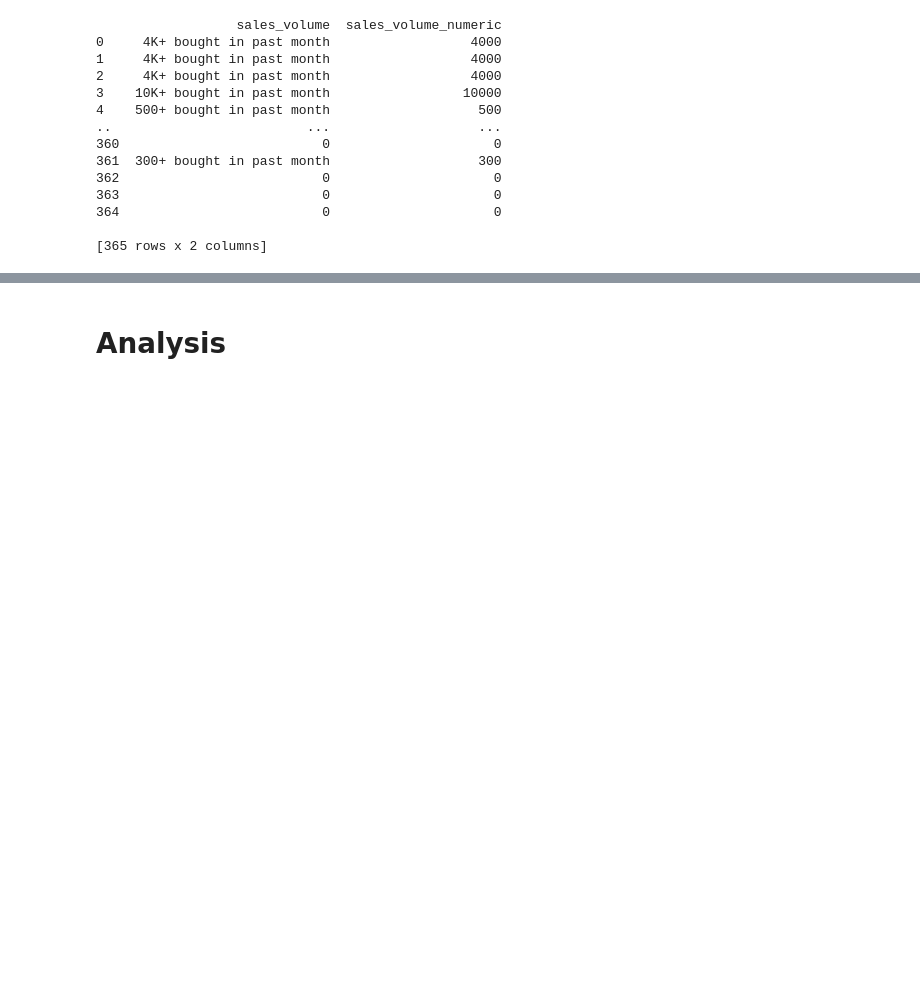
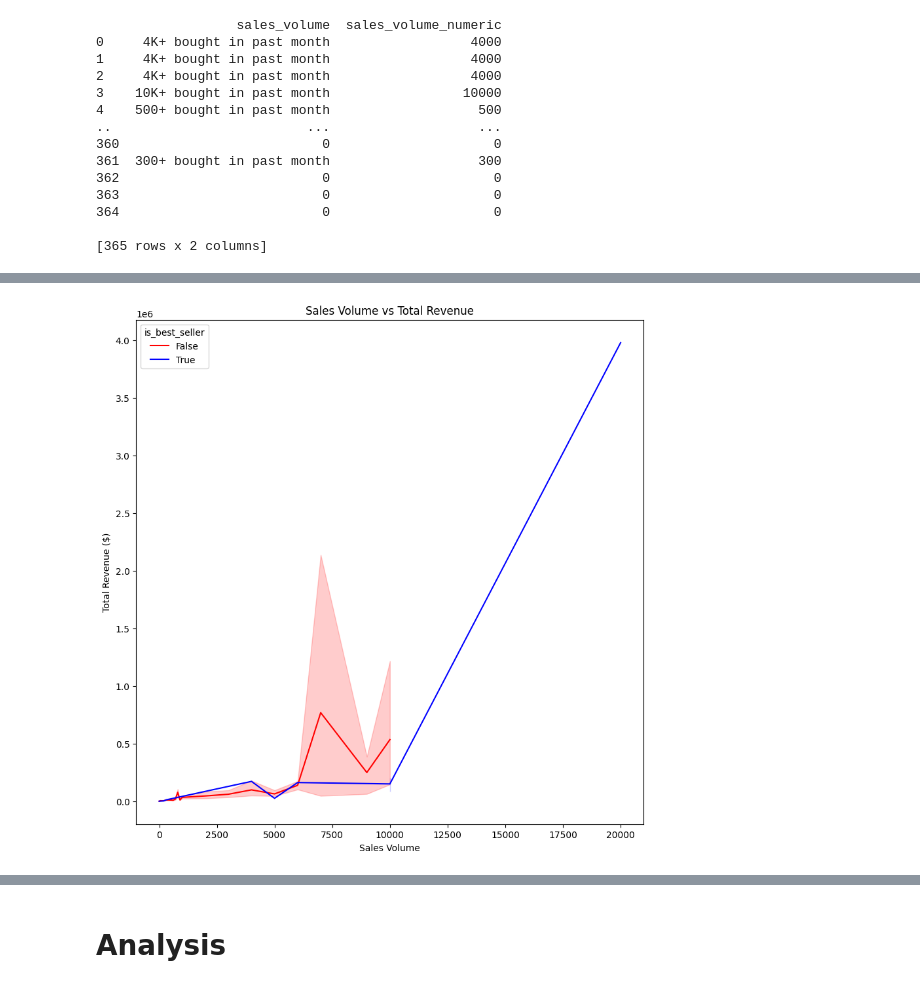
Before and after one commit to Amer4r/amazon_product_reviews_ML, a Jupyter notebook: sales_volume.ipynb, the cells around one changed output, grey strips where cells are left out. Saved outputs shown, nothing was run; the diff lists cells and outputs as text; code cells hidden in the pictures; blank space fills up the shorter version.

Commit message:
update
Begin working on code to generate visualizations to build an analysis

```diff
--- a/sales_volume.ipynb
+++ b/sales_volume.ipynb
@@ -79,3 +78,9 @@ df_sorted.head()
 | 292 | 292 | B08HV3MPFD | Phomemo D30 Label Maker Machine, ... | 19 | USD | 4.3 | 18341 | ... |
 | 63 | 63 | B098VYV9WP | SUPRUS Electric Lighter Arc Windp... | 7 | USD | 4.5 | 2661 | ... |
 | 298 | 298 | B08HV3MPFD | Phomemo D30 Label Maker Machine, ... | 19 | USD | 4.3 | 18341 | ... |
+# %%
+# Create a new column 'total_revenue' by multiplying 'product_price' with 'sales_volume_numeric'
+df_sorted["total_revenue"] = df_sorted["product_price"] * df_sorted["sales_volume_numeric"]
+
+# Display the updated DataFrame
+df_sorted[["product_title", "product_price", "sales_volume_numeric", "total_revenue", "is_best_seller"]].head()
@@ -81,0 +94,17 @@ df_sorted.head()
+# %%
+# Create subplots
+fig, ax = plt.subplots(figsize=(10, 10))
+
+# Define a custom palette based on a boolean column
+palette = {True: "blue", False: "red"}
+
+# Plotting
+sns.lineplot(x="sales_volume_numeric", y="total_revenue", hue="is_best_seller", data=df_sorted, palette=palette, ax=ax)
+ax.set_xlabel("Sales Volume")
+ax.set_ylabel("Total Revenue ($)")
+ax.set_title("Sales Volume vs Total Revenue")
+
+# Display the plot
+plt.show()
+# %% [output]
+[figure, added]
```
Also changed, not shown: parts of 5 cells of this notebook, 1 other file.
